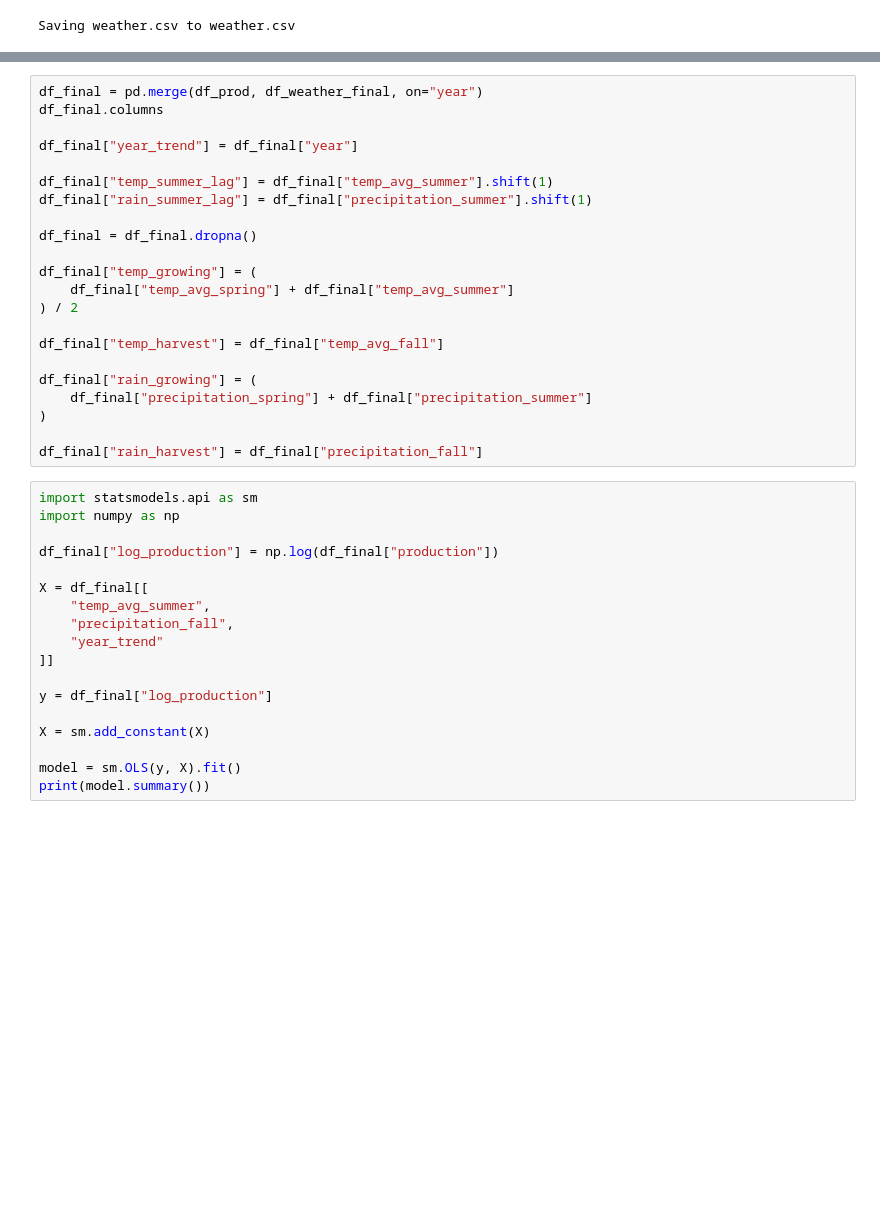
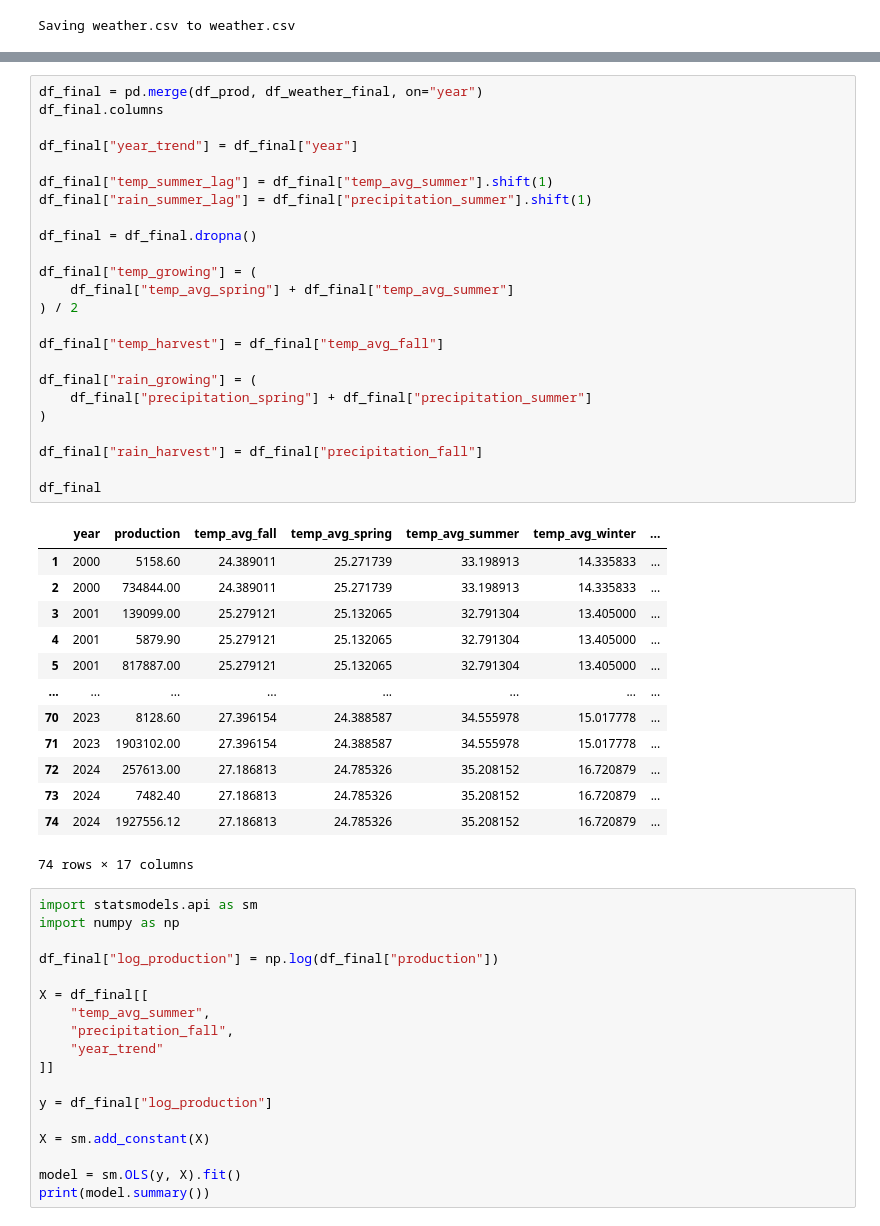
Before and after one commit to cankurt-netizen/DSA210-PROJECT, a Jupyter notebook: H2.ipynb, the cells around one changed output, grey strips where cells are left out. Drawn from its saved outputs; the diff is of its cells as text; blank space fills up the shorter version.

```diff
--- a/H2.ipynb
+++ b/H2.ipynb
@@ -69,25 +77,41 @@ df_weather_final = df_weather_final.reset_index()
 # %%
 df_final = pd.merge(df_prod, df_weather_final, on="year")
 df_final.columns
 
 df_final["year_trend"] = df_final["year"]
 
 df_final["temp_summer_lag"] = df_final["temp_avg_summer"].shift(1)
 df_final["rain_summer_lag"] = df_final["precipitation_summer"].shift(1)
 
 df_final = df_final.dropna()
 
 df_final["temp_growing"] = (
     df_final["temp_avg_spring"] + df_final["temp_avg_summer"]
 ) / 2
 
 df_final["temp_harvest"] = df_final["temp_avg_fall"]
 
 df_final["rain_growing"] = (
     df_final["precipitation_spring"] + df_final["precipitation_summer"]
 )
 
 df_final["rain_harvest"] = df_final["precipitation_fall"]
+
+df_final
+# %% [output]
+|  | year | production | temp_avg_fall | temp_avg_spring | temp_avg_summer | temp_avg_winter | ... |
+| 1 | 2000 | 5158.60 | 24.389011 | 25.271739 | 33.198913 | 14.335833 | ... |
+| 2 | 2000 | 734844.00 | 24.389011 | 25.271739 | 33.198913 | 14.335833 | ... |
+| 3 | 2001 | 139099.00 | 25.279121 | 25.132065 | 32.791304 | 13.405000 | ... |
+| 4 | 2001 | 5879.90 | 25.279121 | 25.132065 | 32.791304 | 13.405000 | ... |
+| 5 | 2001 | 817887.00 | 25.279121 | 25.132065 | 32.791304 | 13.405000 | ... |
+| ... | ... | ... | ... | ... | ... | ... | ... |
+| 70 | 2023 | 8128.60 | 27.396154 | 24.388587 | 34.555978 | 15.017778 | ... |
+| 71 | 2023 | 1903102.00 | 27.396154 | 24.388587 | 34.555978 | 15.017778 | ... |
+| 72 | 2024 | 257613.00 | 27.186813 | 24.785326 | 35.208152 | 16.720879 | ... |
+| 73 | 2024 | 7482.40 | 27.186813 | 24.785326 | 35.208152 | 16.720879 | ... |
+| 74 | 2024 | 1927556.12 | 27.186813 | 24.785326 | 35.208152 | 16.720879 | ... |
+74 rows × 17 columns
 # %%
 import statsmodels.api as sm
 import numpy as np
```
Also changed, not shown: parts of 1 cell of this notebook.
